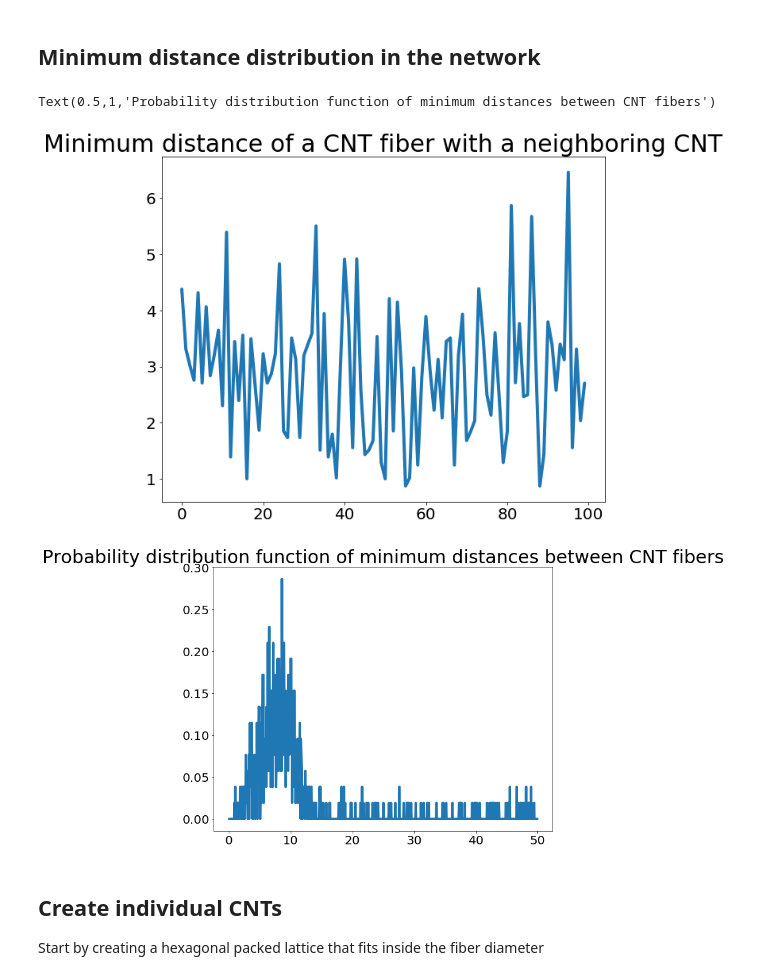
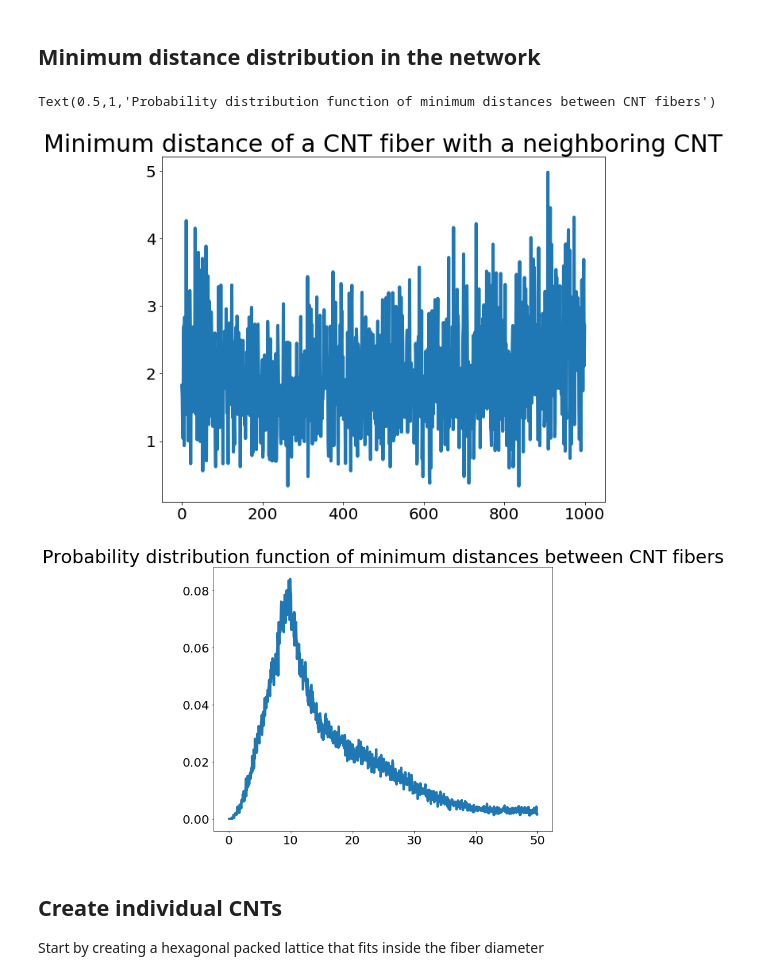
Before and after one commit to amirhosseindavoody/carbon_nanotube_mesh, a Jupyter notebook: cnt_mesh.ipynb, the cells around one changed output. Cells and saved outputs as stored; diff of their text form; code cells hidden in the pictures.

```diff
--- a/cnt_mesh.ipynb
+++ b/cnt_mesh.ipynb
@@ -177,41 +179,42 @@ def min_neighbor_distance(n=1000):
     for i, t1 in enumerate(tqdm(tubes[:n])):
         for j in range(i+1,n):
             t2 = tubes[j]
-            temp = np.zeros((t1.r_fine().shape[0],t2.r_fine().shape[0],3))
+            temp = np.empty((t1.r_fine().shape[0],t2.r_fine().shape[0],3))
             for d in range(3):
-                x,y = np.meshgrid(t1.r_fine()[:,d],t2.r_fine()[:,d])
+#                 x,y = np.meshgrid(t1.r_fine()[:,d],t2.r_fine()[:,d])
+                x,y = np.meshgrid(t1._r_fine[:,d],t2._r_fine[:,d])
                 temp[:,:,d] = x-y
             temp = np.linalg.norm(temp,axis=2)
             min_dist[i,j] = min_dist[j,i] = np.amin(temp)
 
     min_dist_per_cnt = np.amin(min_dist,axis=1)
 
     for i in range(min_dist.shape[0]):
         min_dist[i,i] = -1
 
     return min_dist_per_cnt, min_dist
 
 # min_dist_per_cnt, pair_min_dist = min_neighbor_distance(len(tubes))
 
-min_dist_per_cnt, pair_min_dist = min_neighbor_distance(100)
+min_dist_per_cnt, pair_min_dist = min_neighbor_distance(1000)
 
 fig = plt.figure(figsize=(10,8))
 ax = fig.add_subplot(1,1,1)
 ax.plot(min_dist_per_cnt)
 ax.set_title("Minimum distance of a CNT fiber with a neighboring CNT")
 
 
 hist_min_dist, bins = np.histogram(pair_min_dist,bins=1000, range=(0,50), density=True)
 bins = (bins[:-1]+bins[1:])/2
 
 fig = plt.figure(figsize=(10,8))
 ax = fig.add_subplot(1,1,1)
 _ = ax.plot(bins, hist_min_dist)
 ax.set_title("Probability distribution function of minimum distances between CNT fibers")
 # %% [output]
 Text(0.5,1,'Probability distribution function of minimum distances between CNT fibers')
-[figure, old version]
+[figure, new version]
-[figure, old version]
+[figure, new version]
 # %% [markdown]
 ## Create individual CNTs
 Start by creating a hexagonal packed lattice that fits inside the fiber diameter
```
Also changed, not shown: parts of 3 cells of this notebook, 1 other file.
